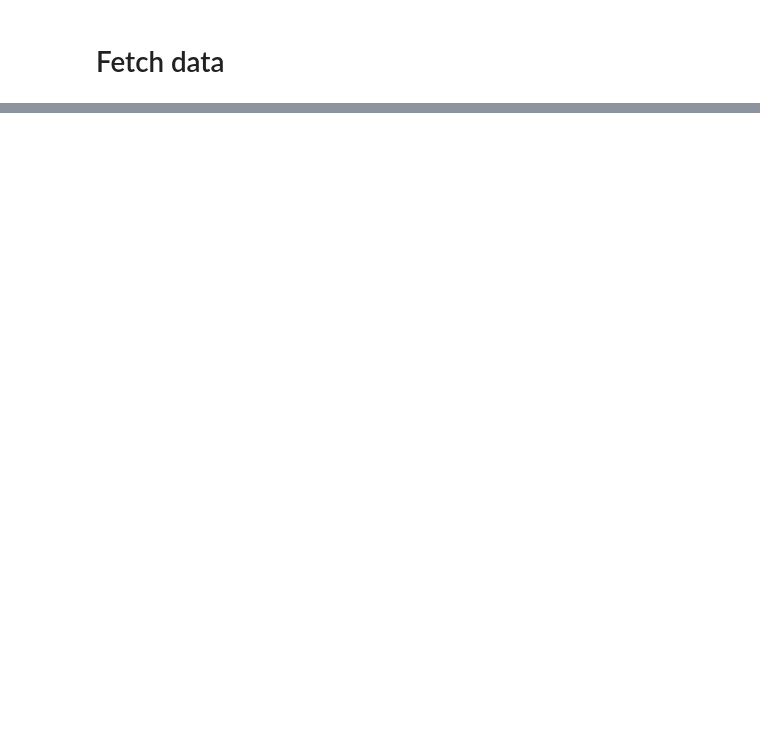
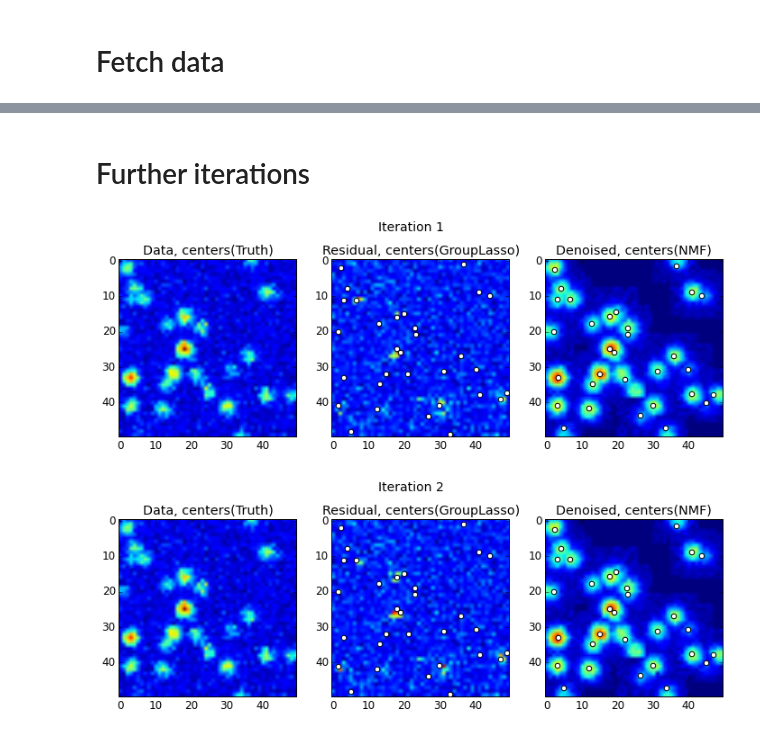
Before and after one commit to soudry/ROI_detect, a Jupyter notebook: sparkify-Demo.ipynb, the cells around one changed output, grey strips where cells are left out. Saved outputs shown, nothing was run; the diff lists cells and outputs as text; code cells hidden in the pictures; blank space fills up the shorter version.

```diff
--- a/sparkify-Demo.ipynb
+++ b/sparkify-Demo.ipynb
@@ -135,0 +187,8 @@ for ii in range(data.shape[0]):
+# %% [markdown]
+# Further iterations
+# %%
+for iteration in range(1,3):
+    iterate(iteration)
+# %% [output]
+[figure, added]
+[figure, added]
```
Also changed, not shown: parts of 24 cells of this notebook, 3 other files.
